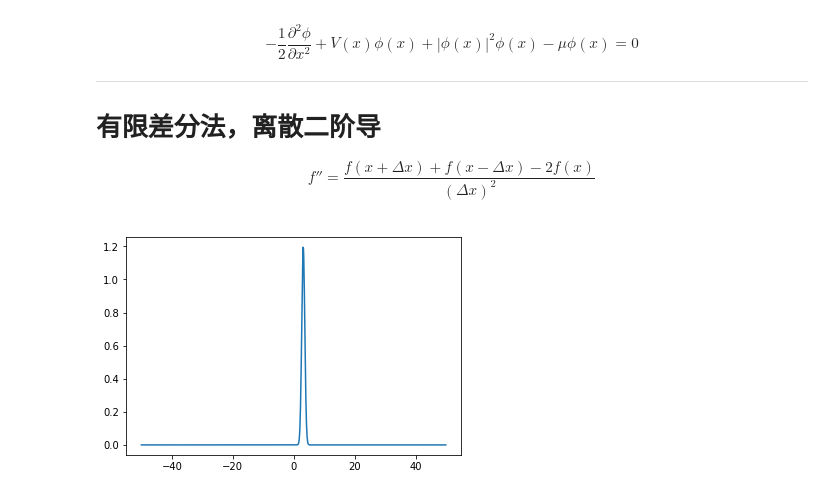
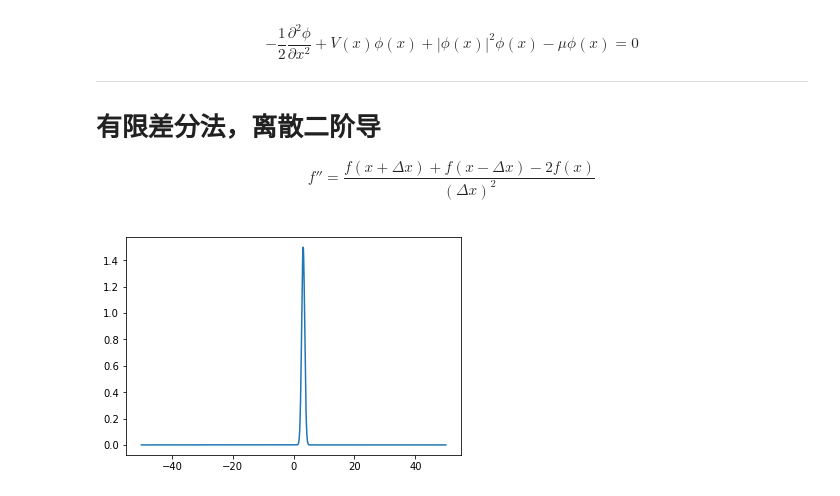
Before and after one commit to xuleichao/SolitonSolver, a Jupyter notebook: fsolver.ipynb, the cells around one changed output. Cells and saved outputs as stored; diff of their text form; code cells hidden in the pictures.

```diff
--- a/fsolver.ipynb
+++ b/fsolver.ipynb
@@ -9,7 +9,7 @@ def cos_fun(num):
     return 1.5 * np.cos(num)
 # %%
 def normfun(x, mu_, sigma):
-    pdf = np.exp(-((x - mu_)**2)/(2*sigma**2)) / (sigma * np.sqrt(2*np.pi))
+    pdf = np.exp(-((x - mu_)**2)/(2*sigma**2))# / (sigma * np.sqrt(2*np.pi))
     return pdf
 # %%
 def get_N(soliton, step):
@@ -70,11 +71,11 @@ def init(x):
 # %%
-field = np.arange(-50, 50, 32*np.pi/1024)
+field = np.arange(-50, 50, 32*np.pi/2048)
 xx = init(field)
 nf = normfun(field, np.pi, 0.5)
 plt.plot(field, xx)
 plt.show()
 # %% [output]
-[figure, old version]
+[figure, new version]
 # %%
 rslt = fsolve(fun, xx)
 plt.plot(field, rslt)
```
Also changed, not shown: parts of 4 cells of this notebook.
